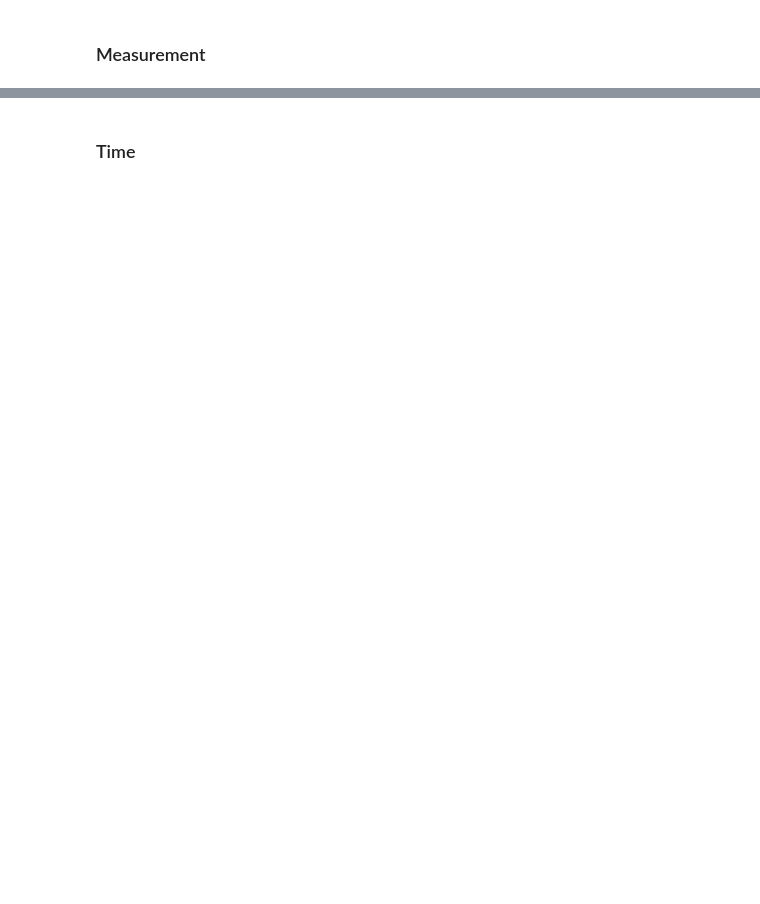
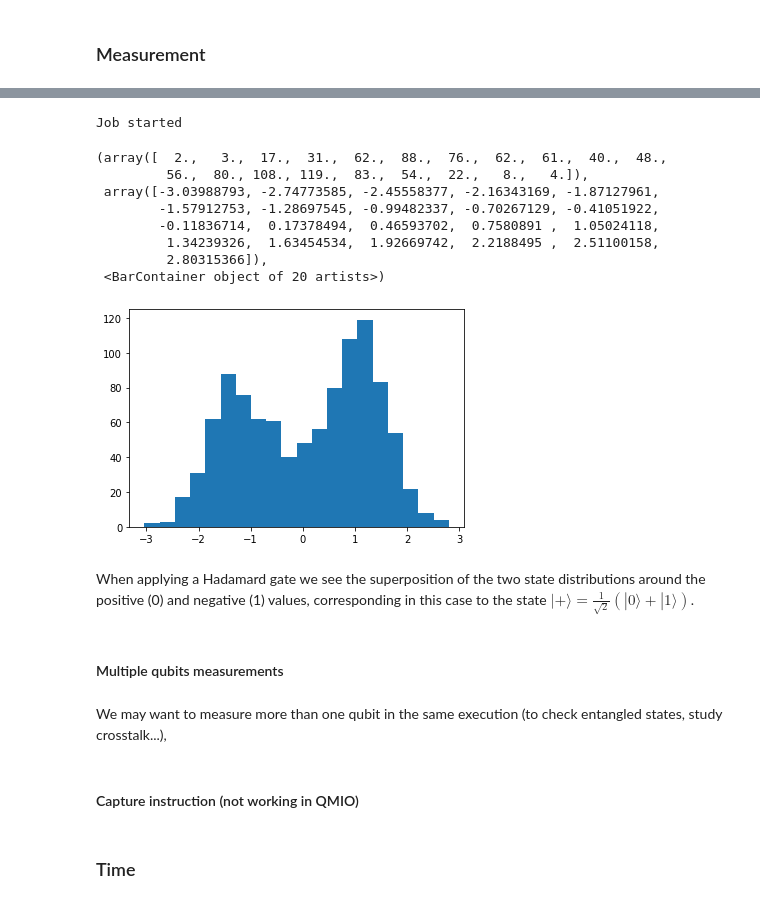
Before and after one commit to achavert/qmio-openpulse, a Jupyter notebook: OpenPulse Grammar/OpenPulse Grammar.ipynb, the cells around one changed output, grey strips where cells are left out. Saved outputs shown, nothing was run; the diff lists cells and outputs as text; code cells hidden in the pictures; blank space fills up the shorter version.

Commit message:
measurement

```diff
--- a/OpenPulse Grammar/OpenPulse Grammar.ipynb
+++ b/OpenPulse Grammar/OpenPulse Grammar.ipynb
@@ -375,2 +393,37 @@ measure $8;
+# %%
+hadamard_inst = '''
+OPENQASM 3;
+h $8;
+measure $8;
+'''
+
+with service.backend(name = "qpu") as backend:
+    res = backend.run(circuit = hadamard_inst, shots = 1024, res_format = 'raw')
+    try :
+        res = res["results"]
+    except :
+        print(res)
+# %% [output]
+Job started
+# %%
+plt.hist(res[0], bins = 20)
+# %% [output]
+(array([  2.,   3.,  17.,  31.,  62.,  88.,  76.,  62.,  61.,  40.,  48.,
+         56.,  80., 108., 119.,  83.,  54.,  22.,   8.,   4.]),
+ array([-3.03988793, -2.74773585, -2.45558377, -2.16343169, -1.87127961,
+        -1.57912753, -1.28697545, -0.99482337, -0.70267129, -0.41051922,
+        -0.11836714,  0.17378494,  0.46593702,  0.7580891 ,  1.05024118,
+         1.34239326,  1.63454534,  1.92669742,  2.2188495 ,  2.51100158,
+         2.80315366]),
+ <BarContainer object of 20 artists>)
+[figure, added]
+# %% [markdown]
+When applying a Hadamard gate we see the superposition of the two state distributions around the positive (0) and negative (1) values, corresponding in this case to the state $|+\rangle=\frac{1}{\sqrt{2}}\left(|0\rangle+|1\rangle\right)$.
+# %% [markdown]
+#### Multiple qubits measurements
+# %% [markdown]
+We may want to measure more than one qubit in the same execution (to check entangled states, study crosstalk...),
+# %% [markdown]
+#### Capture instruction (not working in QMIO)
 # %% [markdown]
 ### Time
```
Also changed, not shown: parts of 7 cells of this notebook.
